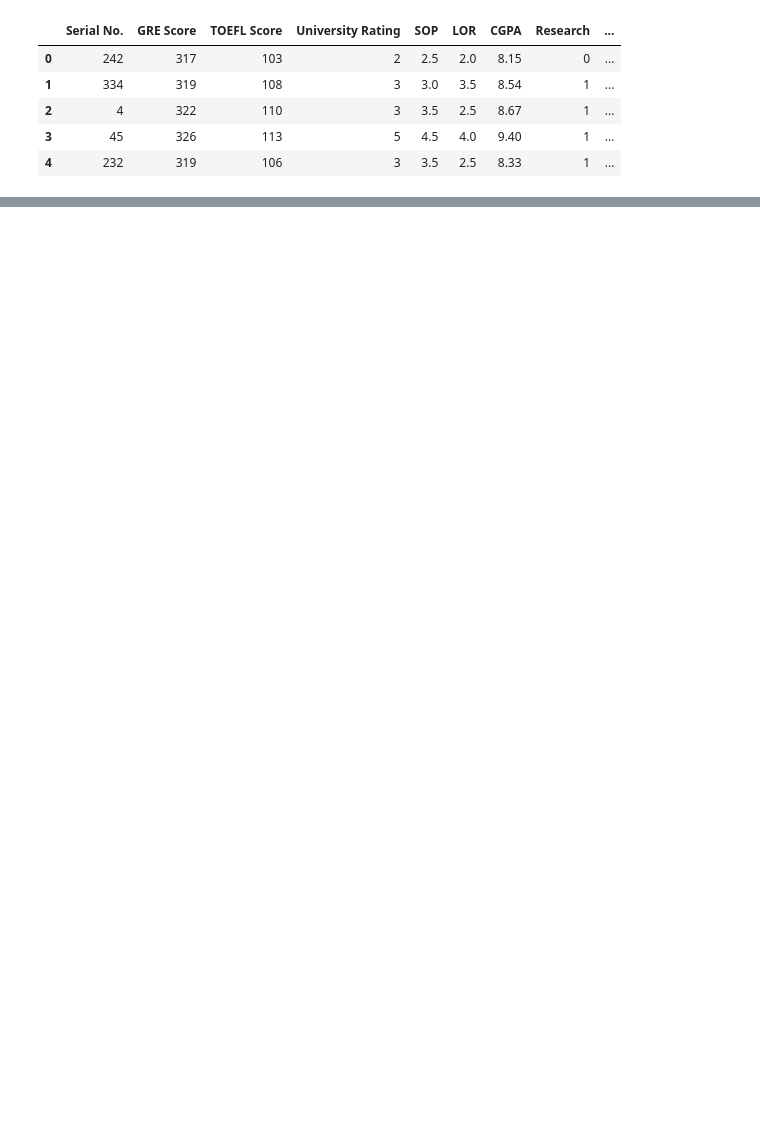
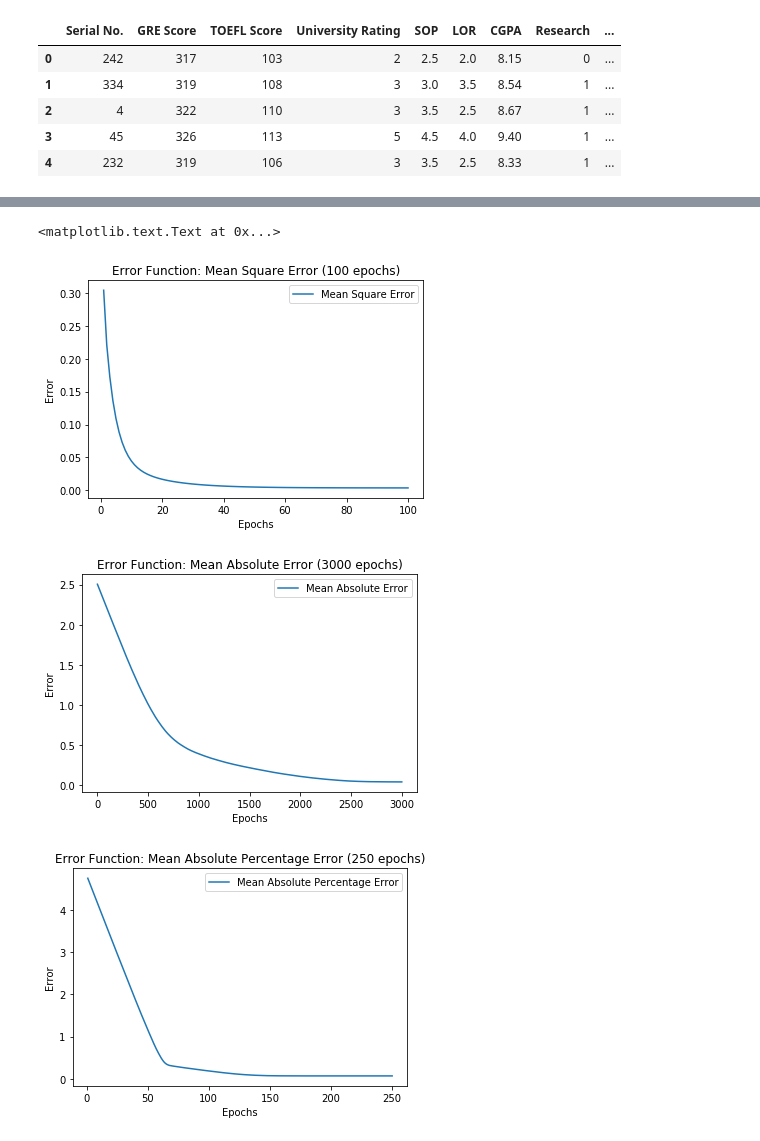
Before and after one commit to tarun0409/smai-assignment-2, a Jupyter notebook: q-1-3.ipynb, the cells around one changed output, grey strips where cells are left out. Drawn from its saved outputs; the diff is of its cells as text; code cells hidden in the pictures; blank space fills up the shorter version.

```diff
--- a/q-1-3.ipynb
+++ b/q-1-3.ipynb
@@ -65,11 +104,18 @@ class LinearRegression:
         self.theta = None
         self.theta = np.random.rand(1,X_train.shape[1])
         m = len(X_train)
+        its = list()
+        errs = list()
         for i in range(0,max_epochs):
             X = X_train.values
             h = np.dot(X,self.theta.T)
             Y = y_train.values
             self.theta = self.theta - alpha*self.compute_gradient(X,h,Y,error_function)
-            #print 'Current cost : '+str(self.compute_error(h,Y,error_function))
+
+            y_pred = np.dot(X,self.theta.T)
+            err = self.compute_error(y_pred,y_train.values,error_function)
+            its.append((i+1))
+            errs.append(err)
+        return (its,errs)
 # %%
 ln_mse = LinearRegression()
@@ -135,2 +210,25 @@ Test set error : 0.06240717928287569
 
 ****************************************************
+# %%
+df1 = pd.DataFrame({'Mean Square Error': errs_mse}, index=its_mse)
+lines1 = df1.plot.line()
+lines1.set_title('Error Function: Mean Square Error (100 epochs)')
+lines1.set_xlabel('Epochs')
+lines1.set_ylabel('Error')
+
+df2 = pd.DataFrame({'Mean Absolute Error': errs_mae}, index=its_mae)
+lines2 = df2.plot.line()
+lines2.set_title('Error Function: Mean Absolute Error (3000 epochs)')
+lines2.set_xlabel('Epochs')
+lines2.set_ylabel('Error')
+
+df3 = pd.DataFrame({'Mean Absolute Percentage Error': errs_mape}, index=its_mape)
+lines3 = df3.plot.line()
+lines3.set_title('Error Function: Mean Absolute Percentage Error (250 epochs)')
+lines3.set_xlabel('Epochs')
+lines3.set_ylabel('Error')
+# %% [output]
+<matplotlib.text.Text at 0x...>
+[figure, added]
+[figure, added]
+[figure, added]
```
Also changed, not shown: parts of 4 cells of this notebook, 6 other files.
